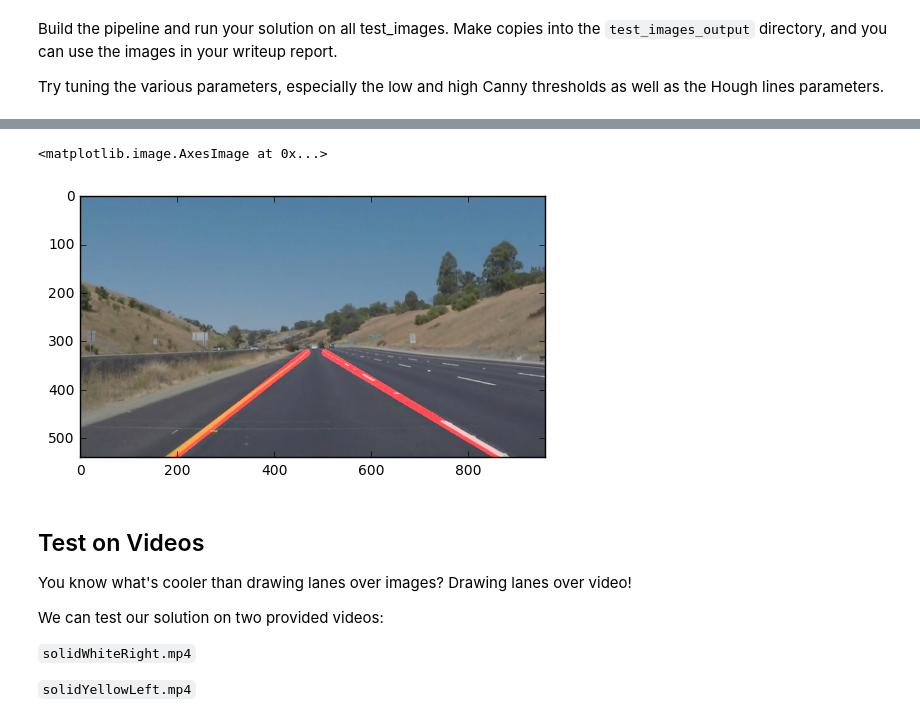
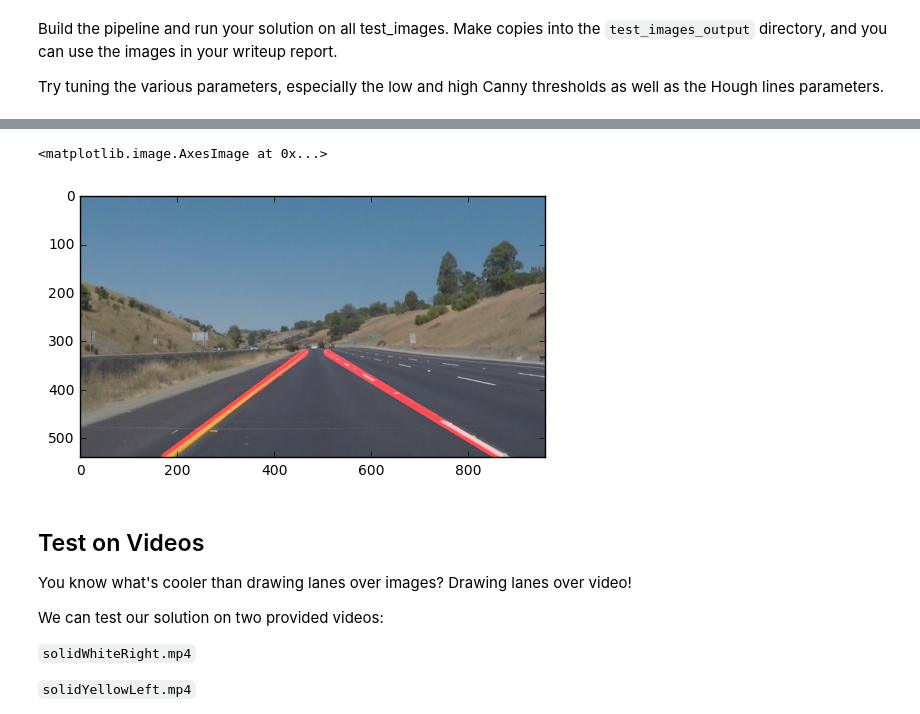
Before and after one commit to hisday/FindingLaneLines, a Jupyter notebook: P1-Tyler.ipynb, the cells around one changed output, grey strips where cells are left out. Saved outputs shown, nothing was run; the diff lists cells and outputs as text; code cells hidden in the pictures.

Commit message:
[tyler] canny and hough parameters adjusted  and code/comment refactored

```diff
--- a/P1-Tyler.ipynb
+++ b/P1-Tyler.ipynb
@@ -407,3 +126,0 @@ Build your pipeline to work on the images in the directory "test_images"
-# %%
-import os
-testimg = os.listdir("test_images/")
@@ -409,0 +350,13 @@ testimg = os.listdir("test_images/")
+# %%
+def hough_lines(img, rho, theta, threshold, min_line_len, max_line_gap):
+    """
+    `img` should be the output of a Canny transform.
+
+    Returns an image with hough lines drawn.
+    """
+    lines = cv2.HoughLinesP(img, rho, theta, threshold, np.array([]), minLineLength=min_line_len, maxLineGap=max_line_gap)
+    line_img = np.zeros((img.shape[0], img.shape[1], 3), dtype=np.uint8)
+    draw_lines_modified(line_img, lines)
+    #draw_lines(line_img, lines)
+
+    return line_img
@@ -496,9 +413,9 @@ def overlayLaneLinesWith(image):
 # %%
-image = mpimg.imread('test_images/' + testimg[5])
-plt.imshow(overlayLaneLinesWith(image))
+image = mpimg.imread('test_images/' + testimg[5]) #0~5
+plt.imshow(lane_finding_pipeline(image))
 # %% [output]
 <matplotlib.image.AxesImage at 0x...>
-[figure, old version]
+[figure, new version]
 # %% [markdown]
 ## Test on Videos
 
```
Also changed, not shown: parts of 19 cells of this notebook, 3 other files.
